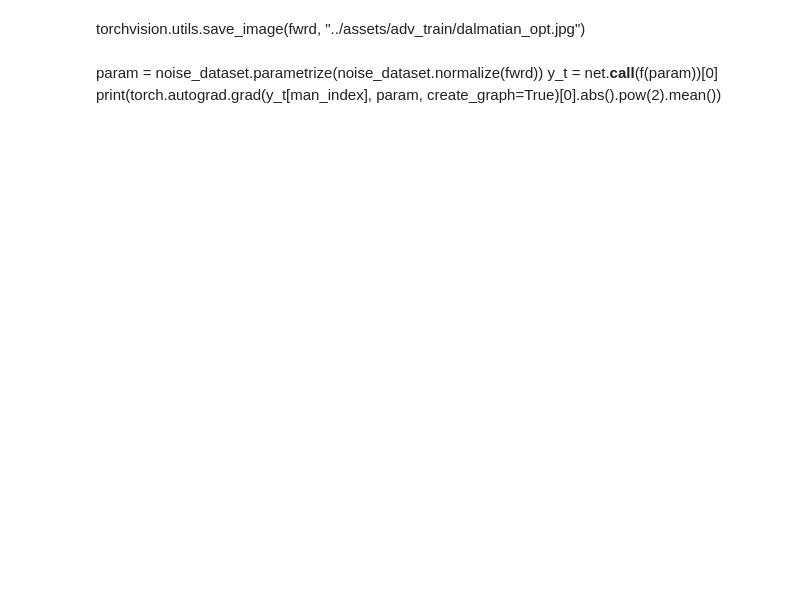
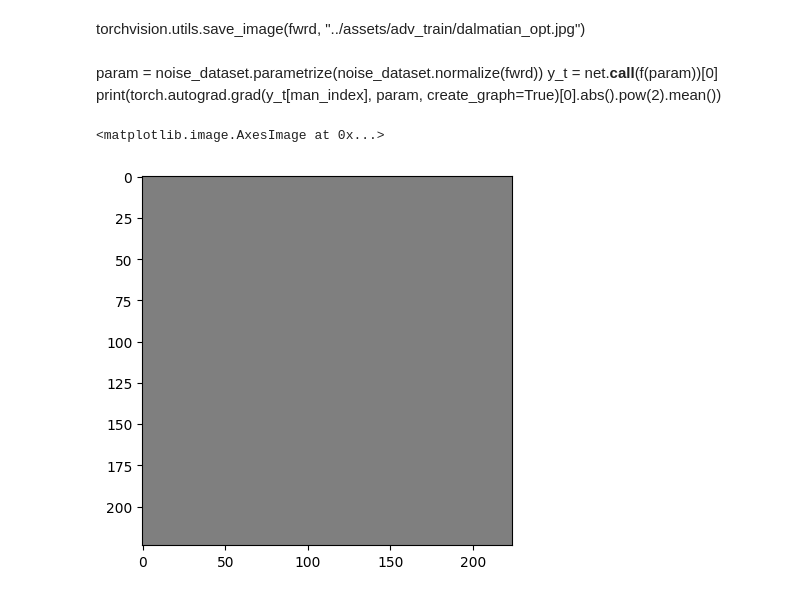
Before and after one commit to dilyabareeva/grad_slingshot, a Jupyter notebook: notebooks/image_creation.ipynb, the cells around one changed output. Cells and saved outputs as stored; diff of their text form; code cells hidden in the pictures; blank space fills up the shorter version.

```diff
--- a/notebooks/image_creation.ipynb
+++ b/notebooks/image_creation.ipynb
@@ -11,38 +10,23 @@ from torchvision.transforms import v2
 # %%
-data = "miniimagenet"
-model = "rs50"
-batch_size = "16"
-img_str = "dalmatian"
-# alpha = 0.0
-# lr = 1e-06
-target_img_path = "./assets/adv_train/dalmatian.jpg"
 with initialize(version_base=None, config_path="../config"):
     cfg = compose(
         config_name="config",
-        overrides=[
-            f"data={data}",
-            f"model={model}",
-            f"batch_size={batch_size}",
-            f"target_img_path={target_img_path}",
-            # f"alpha={alpha}", f"lr={lr}",
-            # f"img_str={img_str}",# f"lr={lr}"
-        ],
+        overrides=[],
     )
 # %%
-device = "cuda:1"
+device = "cuda:0"
 original_weights = cfg.model.get("original_weights_path", None)
 if original_weights:
     original_weights = "{}/{}".format(cfg.model_dir, original_weights)
 data_dir = cfg.data_dir
 output_dir = cfg.output_dir
 dataset = cfg.data
-input_layer_str = cfg.model.get("input_layer", None)
-layer_str = cfg.model.layer
+default_layer_str = cfg.model.layer
 n_out = cfg.model.n_out
 image_dims = cfg.data.image_dims
 n_channels = cfg.data.n_channels
-class_dict_file = "." + cfg.data.get("class_dict_file", None)
-target_neuron = int(cfg.model.target_neuron)
+class_dict_file = cfg.data.get("class_dict_file", None)
+
 fv_sd = float(cfg.fv_sd)
 fv_dist = cfg.fv_dist
 fv_domain = cfg.fv_domain
@@ -73,7 +57,7 @@ noise_dataset = (
         transforms,
         resize_transforms,
         n_channels,
-        1e-9,
+        fv_sd * 0.01,
         "normal",
         device,
     )
@@ -86,7 +70,7 @@ noise_dataset = (
         transforms,
         resize_transforms,
         n_channels,
-        1e-9,
+        fv_sd * 0.01,
         "normal",
         device,
     )
@@ -193,3 +195,21 @@ torchvision.utils.save_image(fwrd, "../assets/adv_train/dalmatian_opt.jpg")
 param = noise_dataset.parametrize(noise_dataset.normalize(fwrd))
 y_t = net.__call__(f(param))[0]
 print(torch.autograd.grad(y_t[man_index], param, create_graph=True)[0].abs().pow(2).mean())
+# %%
+i = 0
+img, _, tstart = feature_visualisation(
+    net=model,
+    noise_dataset=noise_dataset,
+    man_index=77,
+    lr=0.01,
+    n_steps=i,
+    init_mean=torch.tensor([]),
+    save_list=[1, 5, 10, 20, 50, 100, 2000],
+    # tf = image_transforms,
+    #grad_clip=True,
+    #adam=True,
+)
+plt.imshow(img[0].permute(1, 2, 0).detach().cpu().numpy())
+# %% [output]
+<matplotlib.image.AxesImage at 0x...>
+[figure, added]
```
Also changed, not shown: parts of 18 cells of this notebook, 12 other files.
